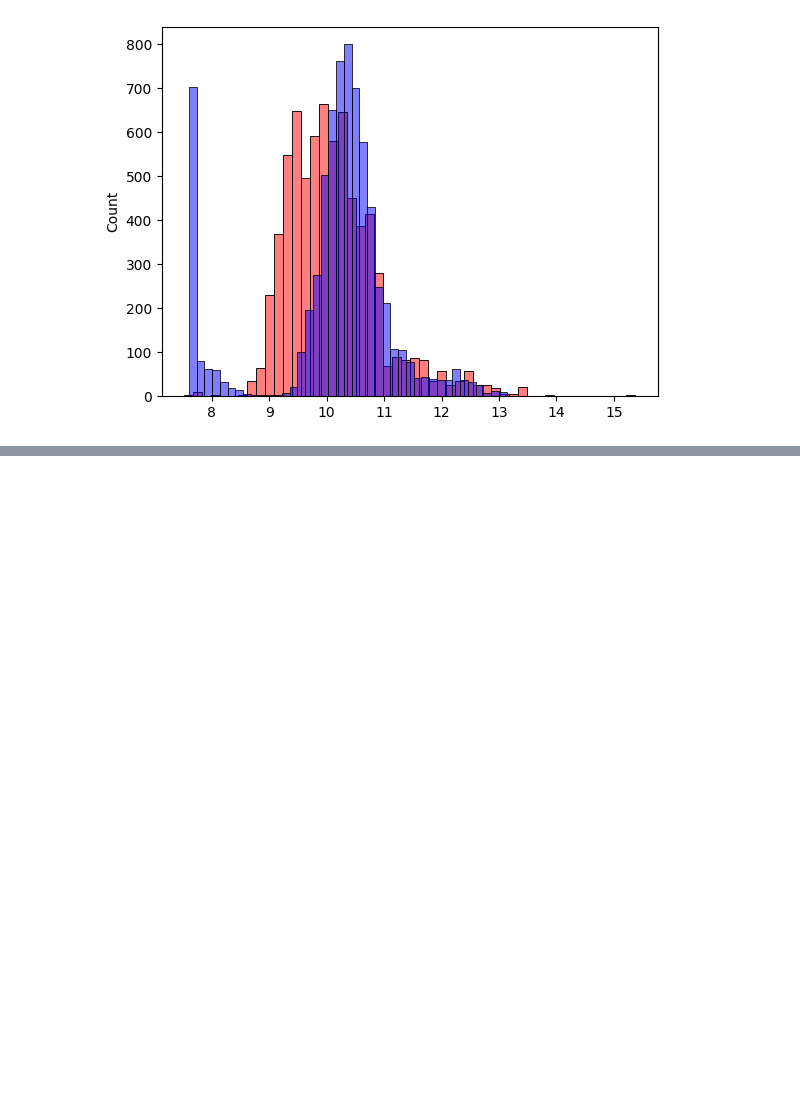
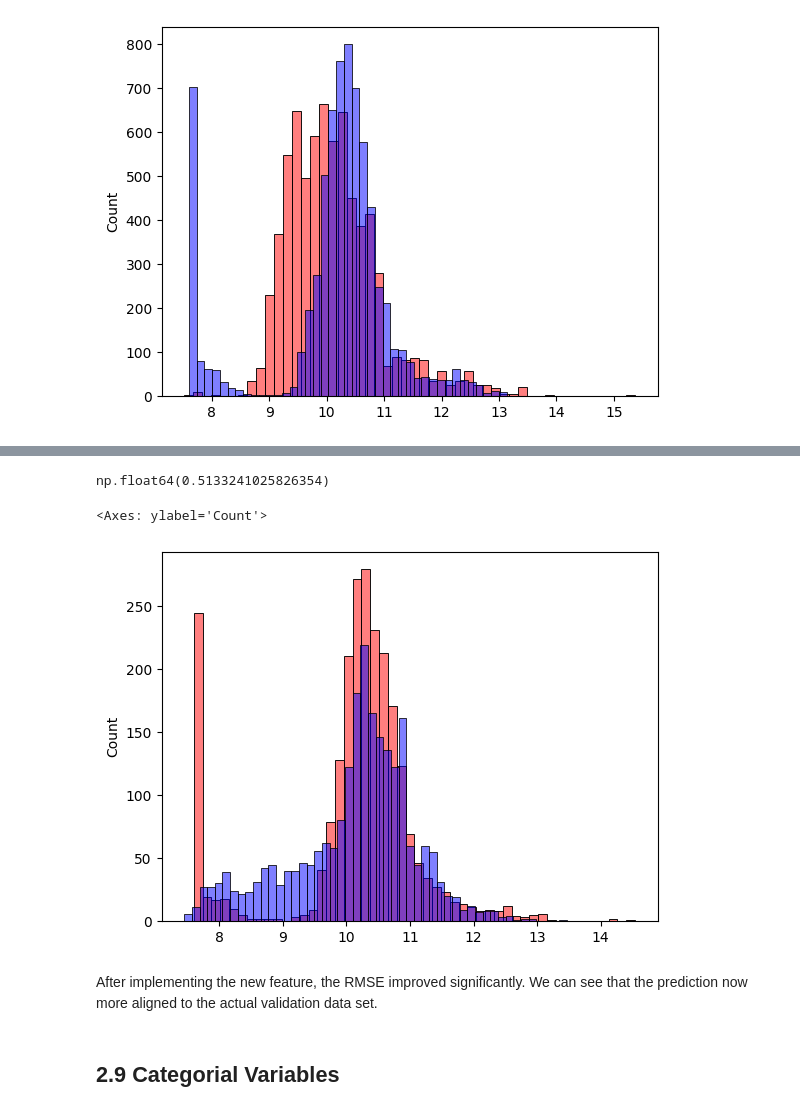
Before and after one commit to phuongddo94/ml-zoomcamp-homework, a Jupyter notebook: 02-car-regression/car_price_regression.ipynb, the cells around one changed output, grey strips where cells are left out. Saved outputs shown, nothing was run; the diff lists cells and outputs as text; code cells hidden in the pictures; blank space fills up the shorter version.

```diff
--- a/02-car-regression/car_price_regression.ipynb
+++ b/02-car-regression/car_price_regression.ipynb
@@ -260,0 +303,28 @@ sns.histplot(y_train, color='blue', alpha=0.5, bins=50)
+# %%
+def prepare_X(df, base_features=['engine_hp', 'engine_cylinders', 'highway_mpg', 'city_mpg', 'popularity']):
+    df = df.copy()
+    df['age'] = 2025 - df['year']
+    features = base_features + ['age']
+    df_num = df[features]
+    df_num = df_num.fillna(0)
+    return df_num.values
+# %%
+X_train = prepare_X(df_train)
+w0, w = train_linear_regression(X_train, y_train)
+
+X_val = prepare_X(df_val)
+y_pred = w0 + X_val.dot(w)
+
+rmse(y_val, y_pred)
+# %% [output]
+np.float64(0.5133241025826354)
+# %%
+sns.histplot(y_val, color='red', alpha=0.5, bins=50)
+sns.histplot(y_pred, color='blue', alpha=0.5, bins=50)
+# %% [output]
+<Axes: ylabel='Count'>
+[figure, added]
+# %% [markdown]
+After implementing the new feature, the RMSE improved significantly. We can see that the prediction now more aligned to the actual validation data set.
+# %% [markdown]
+## 2.9 Categorial Variables
```
Also changed, not shown: parts of 10 cells of this notebook.
